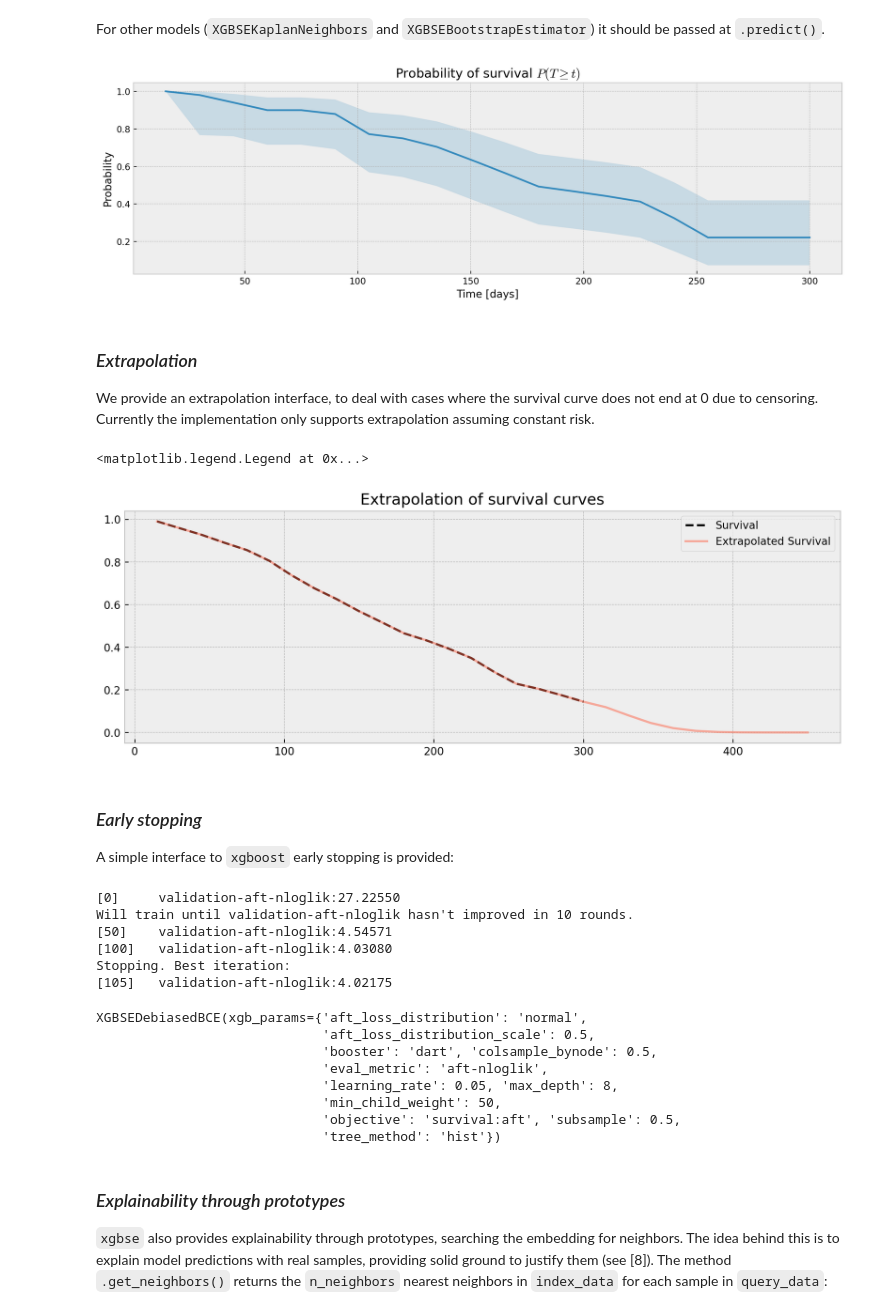
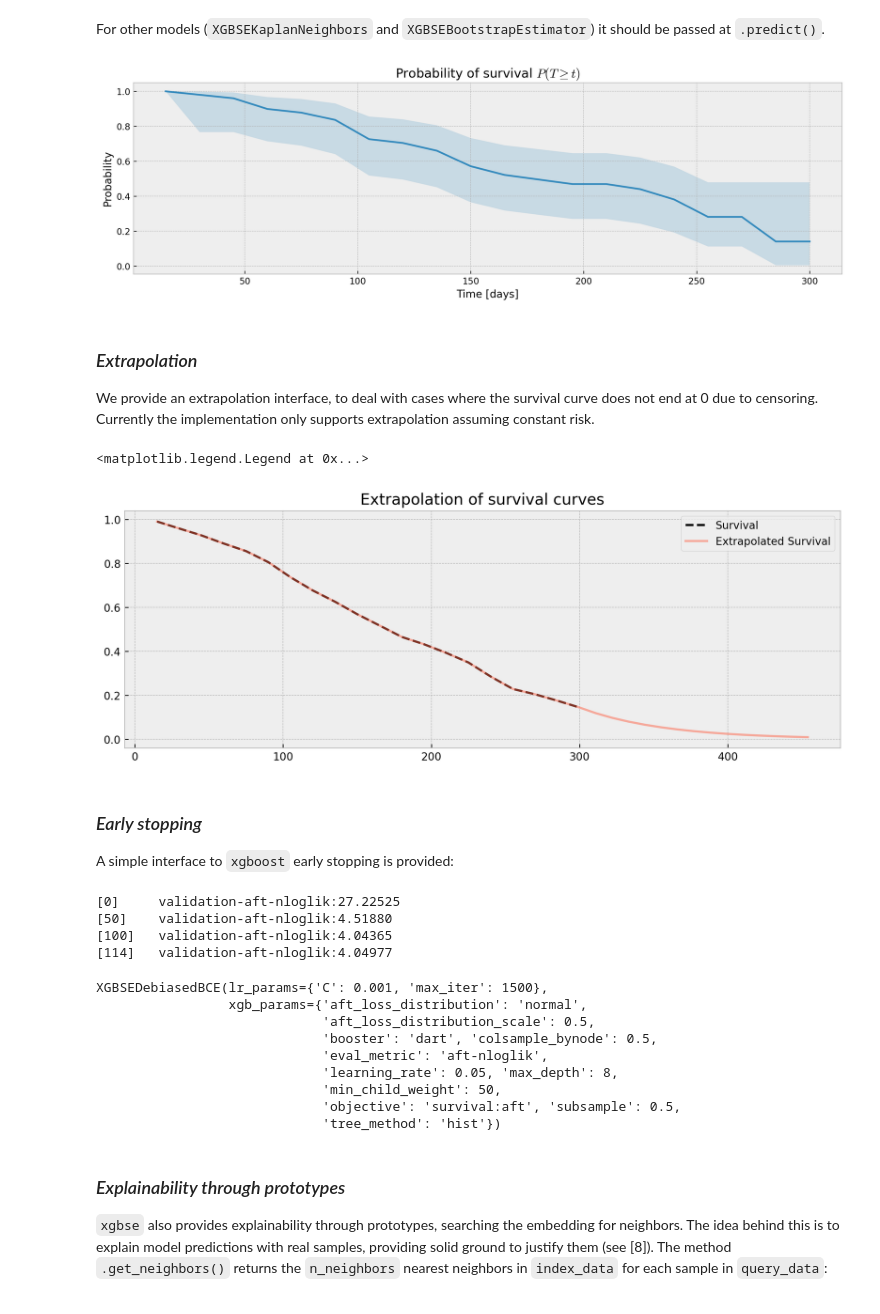
Before and after one commit to loft-br/xgboost-survival-embeddings, a Jupyter notebook: examples/how_xgbse_works.ipynb, the cells around one changed output. Cells and saved outputs as stored; diff of their text form; code cells hidden in the pictures.

```diff
--- a/examples/how_xgbse_works.ipynb
+++ b/examples/how_xgbse_works.ipynb
@@ -239,8 +245,8 @@ plt.legend()
 Changing to the `survival:cox` objective does not solve the issue either, as the model outputs the relative risk:
 # %%
 # converting to xgboost format
-dtrain = convert_data_to_xgb_format(X_train, y_train, 'survival:cox')
-dval = convert_data_to_xgb_format(X_valid, y_valid, 'survival:cox')
+dtrain = convert_data_to_xgb_format(X_train, y_train, "survival:cox")
+dval = convert_data_to_xgb_format(X_valid, y_valid, "survival:cox")
 
 # training model
 bst = xgb.train(
@@ -248,13 +254,13 @@ bst = xgb.train(
     dtrain,
     num_boost_round=1000,
     early_stopping_rounds=10,
-    evals=[(dval, 'val')],
-    verbose_eval=0
+    evals=[(dval, "val")],
+    verbose_eval=0,
 )
 
 # predicting and evaluating
 preds = bst.predict(dval)
-cind = concordance_index(y_valid, preds, risk_strategy='precomputed')
+cind = concordance_index(y_valid, preds, risk_strategy="precomputed")
 print(f"C-index: {cind:.3f}")
 print(f"Model predictions: {preds[:5]}")
 # %% [output]
@@ -270,15 +276,17 @@ preds_dict = {}
 for scale in [1.5, 1.0, 0.5]:
 
     # chaning parameter
-    PARAMS_XGB_AFT['aft_loss_distribution_scale'] = scale
+    PARAMS_XGB_AFT["aft_loss_distribution_scale"] = scale
 
     # training model
     xgbse_model = XGBSEKaplanNeighbors(PARAMS_XGB_AFT, n_neighbors=30)
     xgbse_model.fit(
-        X_train, y_train,
-        validation_data = (X_valid, y_valid),
+        X_train,
+        y_train,
+        num_boost_round=1000,
+        validation_data=(X_valid, y_valid),
         early_stopping_rounds=10,
-        time_bins=TIME_BINS
+        time_bins=TIME_BINS,
     )
 
     # predicting and evaluating
@@ -385,7 +399,7 @@ The package follows `scikit-learn` API, with a minor adaptation to work with tim
 # %%
 # fitting xgbse model
 xgbse_model = XGBSEDebiasedBCE(PARAMS_XGB_AFT, PARAMS_LR)
-xgbse_model.fit(X_train, y_train, time_bins=TIME_BINS)
+xgbse_model.fit(X_train, y_train, time_bins=TIME_BINS, num_boost_round=1000)
 
 # predicting
 survival = xgbse_model.predict(X_valid)
@@ -417,7 +431,7 @@ interval_probs.head()
 # %%
 # fitting xgbse model
 xgbse_model = XGBSEKaplanNeighbors(n_neighbors=50)
-xgbse_model.fit(X_train, y_train, time_bins=TIME_BINS)
+xgbse_model.fit(X_train, y_train, time_bins=TIME_BINS, num_boost_round=1000)
 
 # predicting
 mean, upper_ci, lower_ci = xgbse_model.predict(X_valid, return_ci=True)
@@ -507,22 +519,24 @@ For other models (`XGBSEKaplanNeighbors` and `XGBSEBootstrapEstimator`) it shoul
 # %%
 # base model
 model = XGBSEKaplanNeighbors(PARAMS_XGB_AFT, N_NEIGHBORS)
 
 # fitting the meta estimator
 model.fit(
-    X_train, y_train,
-    validation_data = (X_valid, y_valid),
+    X_train,
+    y_train,
+    validation_data=(X_valid, y_valid),
     early_stopping_rounds=10,
-    time_bins=TIME_BINS
+    time_bins=TIME_BINS,
+    num_boost_round=1000,
 )
 
 # predicting
 mean, upper_ci, lower_ci = model.predict(X_valid, return_ci=True, ci_width=0.99)
 
 # plotting CIs
 plot_ci(mean, upper_ci, lower_ci)
 # %% [output]
-[figure, old version]
+[figure, new version]
 # %% [markdown]
 ### *Extrapolation*
 
@@ -538,28 +552,23 @@ survival_ext = extrapolate_constant_risk(survival, 450, 11)
 # %%
 # plotting extrapolation #
 
-plt.figure(figsize=(12,4), dpi=120)
+plt.figure(figsize=(12, 4), dpi=120)
 
-plt.plot(
-    survival.columns,
-    survival.iloc[42],
-    'k--',
-    label='Survival'
-)
+plt.plot(survival.columns, survival.iloc[42], "k--", label="Survival")
 
 plt.plot(
     survival_ext.columns,
     survival_ext.iloc[42],
-    'tomato',
+    "tomato",
     alpha=0.5,
-    label='Extrapolated Survival'
+    label="Extrapolated Survival",
 )
 
-plt.title('Extrapolation of survival curves')
+plt.title("Extrapolation of survival curves")
 plt.legend()
 # %% [output]
 <matplotlib.legend.Legend at 0x...>
-[figure, old version]
+[figure, new version]
 # %% [markdown]
 ### *Early stopping*
 
@@ -571,19 +580,19 @@ xgb_model = XGBSEDebiasedBCE(PARAMS_XGB_AFT, PARAMS_LR)
 xgb_model.fit(
     X_train,
     y_train,
+    num_boost_round=1000,
     validation_data=(X_valid, y_valid),
     early_stopping_rounds=10,
     time_bins=TIME_BINS,
-    verbose_eval=50
+    verbose_eval=50,
 )
 # %% [output]
-[0]     validation-aft-nloglik:27.22550
-Will train until validation-aft-nloglik hasn't improved in 10 rounds.
-[50]    validation-aft-nloglik:4.54571
-[100]   validation-aft-nloglik:4.03080
-Stopping. Best iteration:
-[105]   validation-aft-nloglik:4.02175
+[0]     validation-aft-nloglik:27.22525
+[50]    validation-aft-nloglik:4.51880
+[100]   validation-aft-nloglik:4.04365
+[114]   validation-aft-nloglik:4.04977
-XGBSEDebiasedBCE(xgb_params={'aft_loss_distribution': 'normal',
+XGBSEDebiasedBCE(lr_params={'C': 0.001, 'max_iter': 1500},
+                 xgb_params={'aft_loss_distribution': 'normal',
                              'aft_loss_distribution_scale': 0.5,
                              'booster': 'dart', 'colsample_bynode': 0.5,
                              'eval_metric': 'aft-nloglik',
```
Also changed, not shown: parts of 21 cells of this notebook, 20 other files.
